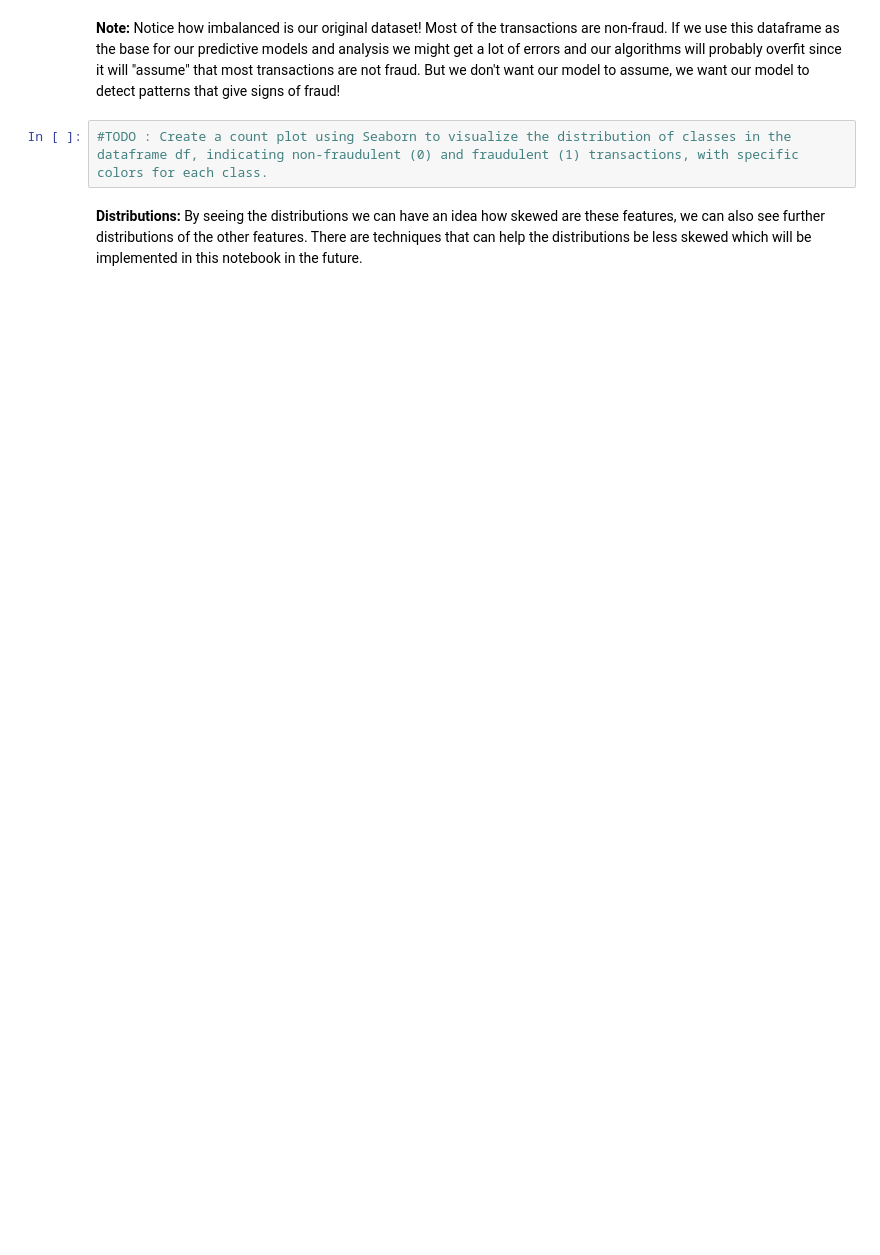
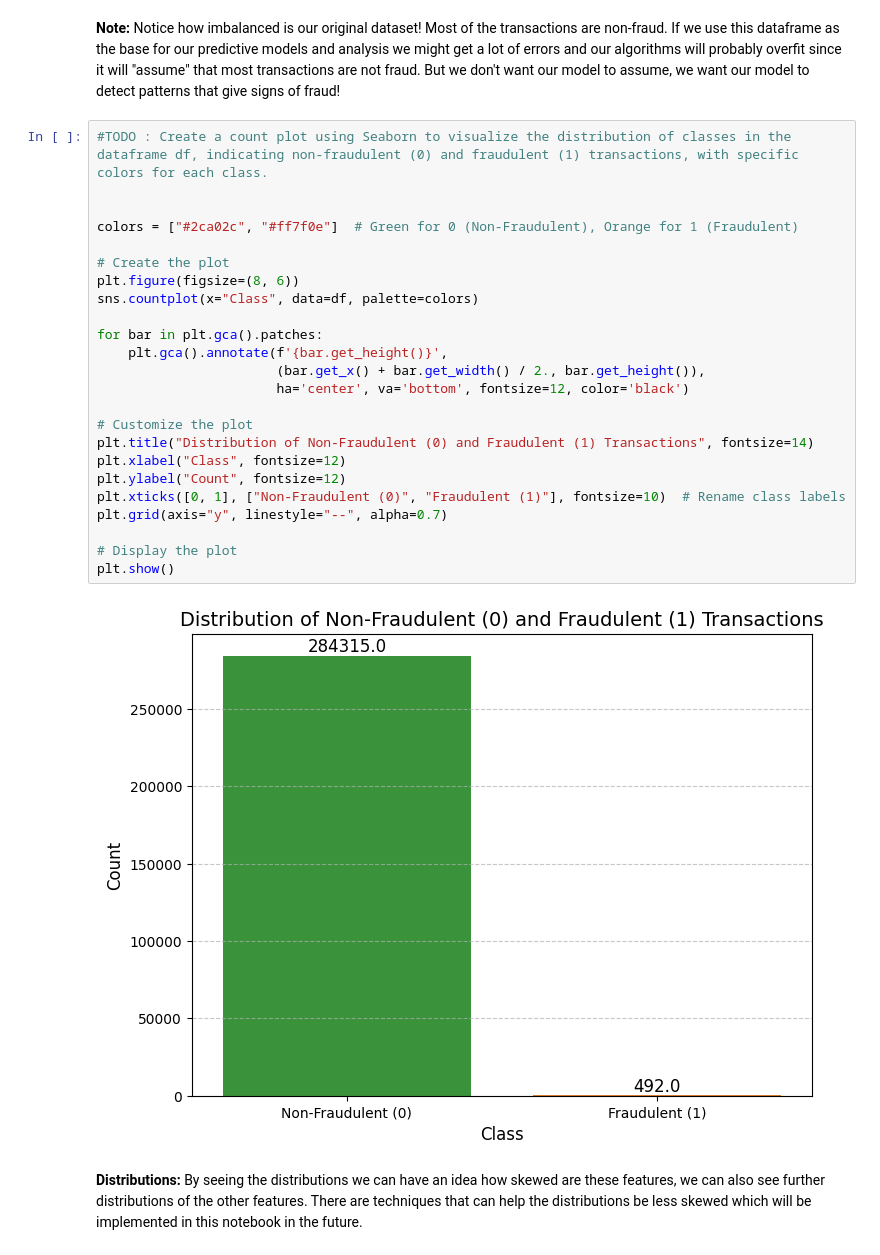
Before and after one commit to TyamanovaMargo/DI-Bootcamp, a Jupyter notebook: Week7/Day5/DailyChallenge/Daily_Challenge_W9D5.ipynb, the cells around one changed output. Drawn from its saved outputs; the diff is of its cells as text; blank space fills up the shorter version.

```diff
--- a/Week7/Day5/DailyChallenge/Daily_Challenge_W9D5.ipynb
+++ b/Week7/Day5/DailyChallenge/Daily_Challenge_W9D5.ipynb
@@ -95,6 +207,30 @@ print('Frauds', round(df['Class'].value_counts()[1]/len(df) * 100,2), '% of the
 # %% [markdown]
 **Note:**  Notice how imbalanced is our original dataset! Most of the transactions are non-fraud. If we use this dataframe as the base for our predictive models and analysis we might get a lot of errors and our algorithms will probably overfit since it will "assume" that most transactions are not fraud. But we don't want our model to assume, we want our model to detect patterns that give signs of fraud!
-# %%
-#TODO : Create a count plot using Seaborn to visualize the distribution of classes in the dataframe df, indicating non-fraudulent (0) and fraudulent (1) transactions, with specific colors for each class.
+# %%
+#TODO : Create a count plot using Seaborn to visualize the distribution of classes in the dataframe df, indicating non-fraudulent (0) and fraudulent (1) transactions, with specific colors for each class.
+
+
+colors = ["#2ca02c", "#ff7f0e"]  # Green for 0 (Non-Fraudulent), Orange for 1 (Fraudulent)
+
+# Create the plot
+plt.figure(figsize=(8, 6))
+sns.countplot(x="Class", data=df, palette=colors)
+
+for bar in plt.gca().patches:
+    plt.gca().annotate(f'{bar.get_height()}',
+                       (bar.get_x() + bar.get_width() / 2., bar.get_height()),
+                       ha='center', va='bottom', fontsize=12, color='black')
+
+# Customize the plot
+plt.title("Distribution of Non-Fraudulent (0) and Fraudulent (1) Transactions", fontsize=14)
+plt.xlabel("Class", fontsize=12)
+plt.ylabel("Count", fontsize=12)
+plt.xticks([0, 1], ["Non-Fraudulent (0)", "Fraudulent (1)"], fontsize=10)  # Rename class labels
+plt.grid(axis="y", linestyle="--", alpha=0.7)
+
+# Display the plot
+plt.show()
+# %% [output]
+[figure, added]
 # %% [markdown]
 **Distributions:** By seeing the distributions we can have an idea how skewed are these features, we can also see further distributions of the other features. There are techniques that can help the distributions be less skewed which will be implemented in this notebook in the future.
```
Also changed, not shown: parts of 20 cells of this notebook, 1 other file.
